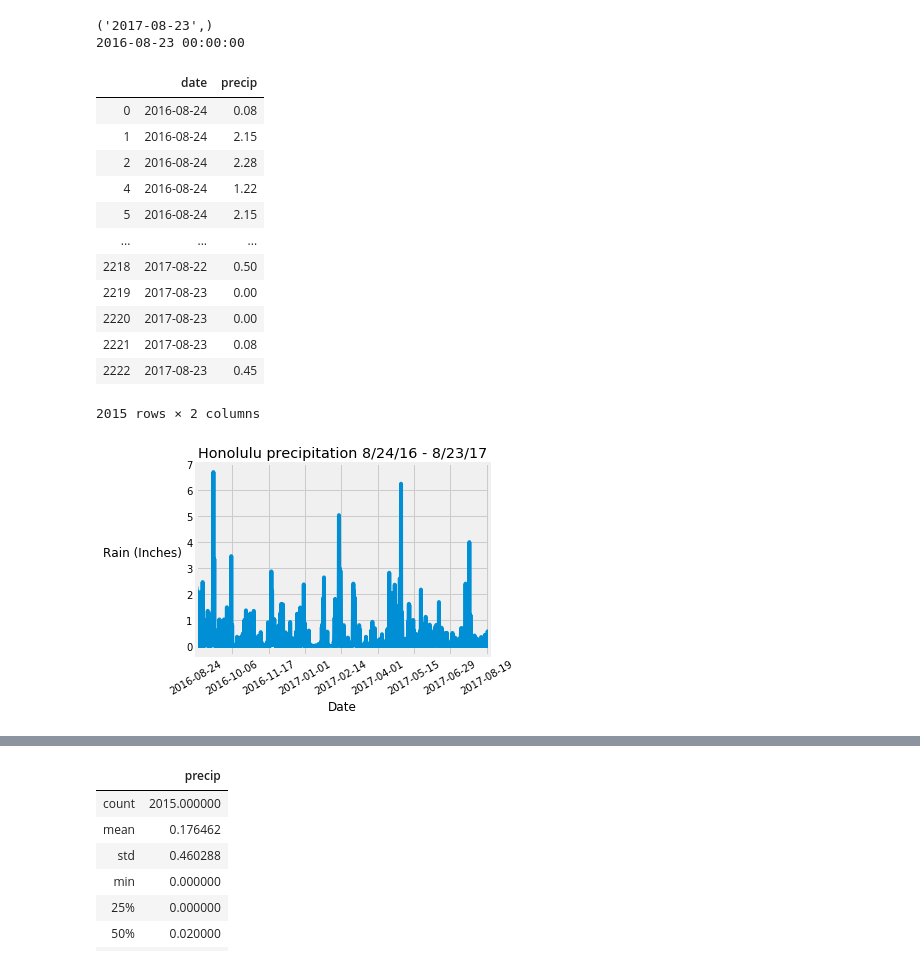
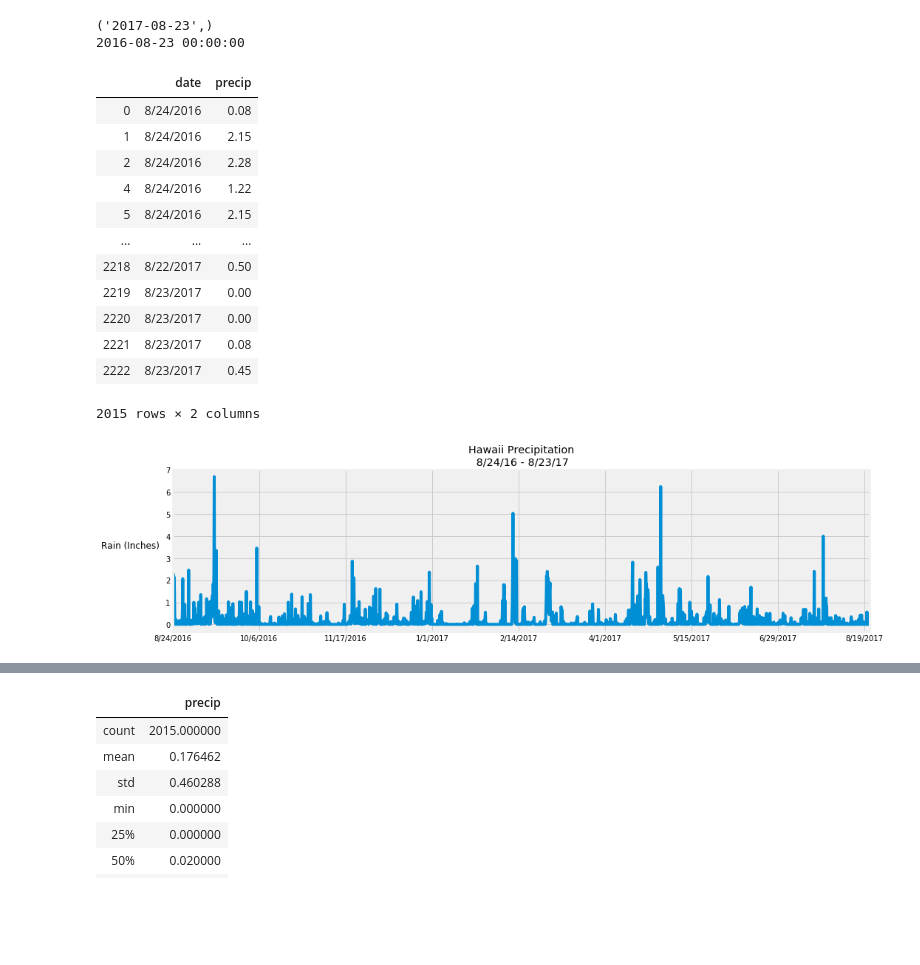
Before and after one commit to scottinsactown/Hawaii-Climate-Analysis, a Jupyter notebook: climate_analysis.ipynb, the cells around one changed output, grey strips where cells are left out. Saved outputs shown, nothing was run; the diff lists cells and outputs as text; code cells hidden in the pictures; blank space fills up the shorter version.

```diff
--- a/climate_analysis.ipynb
+++ b/climate_analysis.ipynb
@@ -5,8 +5,8 @@
 # %%
 # Style
 %matplotlib inline
-from matplotlib import style
-style.use('fivethirtyeight')
+# from matplotlib import style
+# style.use('fivethirtyeight')
 import matplotlib.pyplot as plt
 # %%
 # Dependencies
@@ -75,30 +78,33 @@ df = pd.DataFrame(query, columns=['date', 'precip'])
 # Drop NaNs
 df = df.dropna()
 df.set_index('date')
+df['date'] = pd.to_datetime(df.date)
+df['date'] = df['date'].dt.strftime('%#m/%#d/%Y')
 df
 # %% [output]
 |  | date | precip |
-| 0 | 2016-08-24 | 0.08 |
-| 1 | 2016-08-24 | 2.15 |
-| 2 | 2016-08-24 | 2.28 |
-| 4 | 2016-08-24 | 1.22 |
-| 5 | 2016-08-24 | 2.15 |
+| 0 | 8/24/2016 | 0.08 |
+| 1 | 8/24/2016 | 2.15 |
+| 2 | 8/24/2016 | 2.28 |
+| 4 | 8/24/2016 | 1.22 |
+| 5 | 8/24/2016 | 2.15 |
 | ... | ... | ... |
-| 2218 | 2017-08-22 | 0.50 |
-| 2219 | 2017-08-23 | 0.00 |
-| 2220 | 2017-08-23 | 0.00 |
-| 2221 | 2017-08-23 | 0.08 |
-| 2222 | 2017-08-23 | 0.45 |
+| 2218 | 8/22/2017 | 0.50 |
+| 2219 | 8/23/2017 | 0.00 |
+| 2220 | 8/23/2017 | 0.00 |
+| 2221 | 8/23/2017 | 0.08 |
+| 2222 | 8/23/2017 | 0.45 |
 2015 rows × 2 columns
 # %%
-#if get string error, rerun workbook
-#alter xaxis -wrap? or tick control
-df.plot('date', 'precip',legend=None)
+# Plot precipitation results
+df.plot('date', 'precip',legend=None,figsize=(15,4))
 plt.ylabel("Rain (Inches) ",rotation=0,ha='right')
-plt.title("Honolulu Precipitation\n 8/24/16 - 8/23/17")
-plt.xlabel("Date")
-plt.xticks(rotation=30)
+plt.title("Hawaii Precipitation\n 8/24/16 - 8/23/17")
+plt.xlabel("")
+plt.xticks(rotation=0)
+
 plt.tight_layout()
+
 plt.show()
 # %% [output]
-[figure, old version]
+[figure, new version]
```
Also changed, not shown: parts of 20 cells of this notebook.
